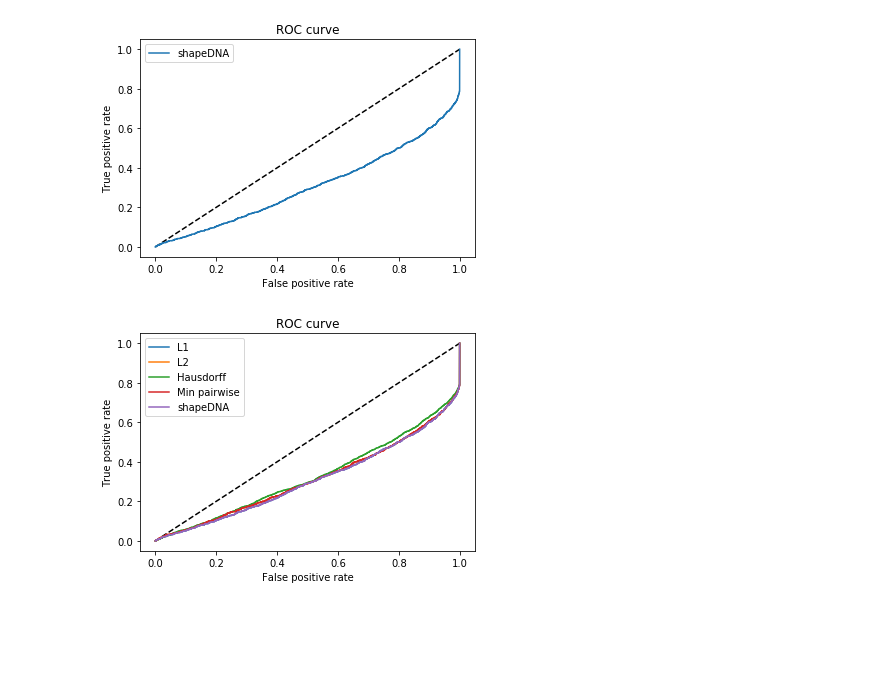
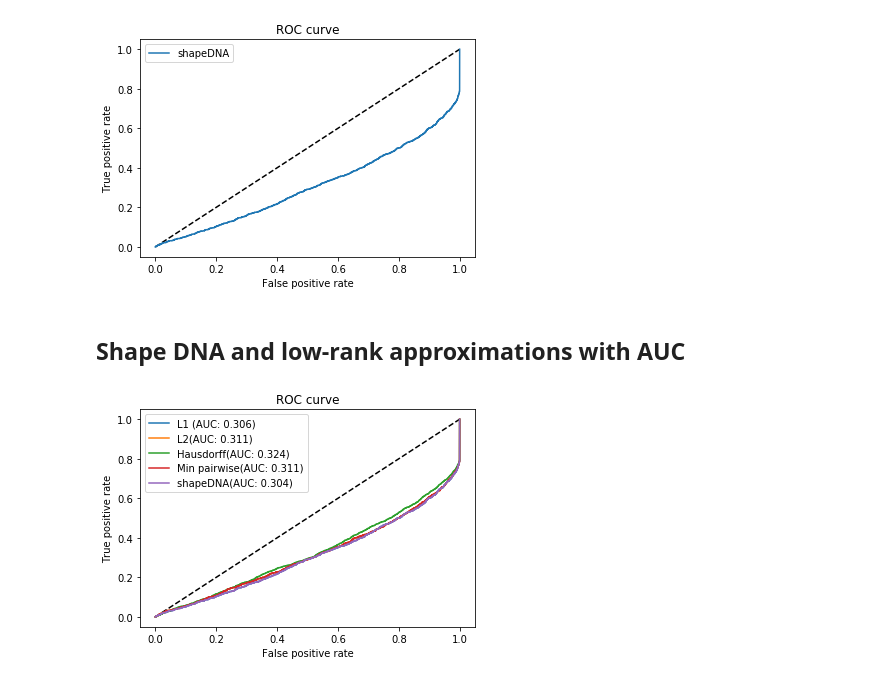
Before and after one commit to chrispla/structure_representation, a Jupyter notebook: structure_datacos.ipynb, the cells around one changed output. Cells and saved outputs as stored; diff of their text form; code cells hidden in the pictures; blank space fills up the shorter version.

Commit message:
roc auc score graph

```diff
--- a/structure_datacos.ipynb
+++ b/structure_datacos.ipynb
@@ -408,18 +408,32 @@ plt.legend(loc='best')
 plt.show()
 # %% [output]
 [figure]
+# %% [markdown]
+## Shape DNA and low-rank approximations with AUC
 # %%
+# fpr_L1_distances, tpr_L1_distances, thresholds_L1_distances = metrics.roc_curve(covers.flatten(), L1_distances.flatten())
+# fpr_L2_distances, tpr_L2_distances, thresholds_L2_distances = metrics.roc_curve(covers.flatten(), L2_distances.flatten())
+# fpr_hausdorff_distances, tpr_hausdorff_distances, thresholds_hausdorff_distances = metrics.roc_curve(covers.flatten(), hausdorff_distances.flatten())
+# fpr_min_distances, tpr_min_distances, thresholds_min_distances = metrics.roc_curve(covers.flatten(), min_distances.flatten())
+# fpr_shapeDNA_distances, tpr_shapeDNA_distances, thresholds_shapeDNA_distances = metrics.roc_curve(covers.flatten(), shapeDNA_distances.flatten())
+
+roc_auc_L1_distances = metrics.roc_auc_score(covers.flatten(), L1_distances.flatten())
+roc_auc_L2_distances = metrics.roc_auc_score(covers.flatten(), L2_distances.flatten())
+roc_auc_hausdorff_distances = metrics.roc_auc_score(covers.flatten(), hausdorff_distances.flatten())
+roc_auc_min_distances = metrics.roc_auc_score(covers.flatten(), min_distances.flatten())
+roc_auc_shapeDNA_distances = metrics.roc_auc_score(covers.flatten(), shapeDNA_distances.flatten())
+
 plt.figure()
 plt.plot([0, 1], [0, 1], 'k--')
-plt.plot(fpr_L1_distances, tpr_L1_distances, label='L1')
-plt.plot(fpr_L2_distances, tpr_L2_distances, label='L2')
-plt.plot(fpr_hausdorff_distances, tpr_hausdorff_distances, label='Hausdorff')
-plt.plot(fpr_min_distances, tpr_min_distances, label='Min pairwise')
-plt.plot(fpr_L1_distances, tpr_L1_distances, label='shapeDNA')
+plt.plot(fpr_L1_distances, tpr_L1_distances, label='L1 ' + '(AUC: ' + str(round(roc_auc_L1_distances,3)) + ')')
+plt.plot(fpr_L2_distances, tpr_L2_distances, label='L2' + '(AUC: ' + str(round(roc_auc_L2_distances,3)) + ')')
+plt.plot(fpr_hausdorff_distances, tpr_hausdorff_distances, label='Hausdorff' + '(AUC: ' + str(round(roc_auc_hausdorff_distances,3)) + ')')
+plt.plot(fpr_min_distances, tpr_min_distances, label='Min pairwise' + '(AUC: ' + str(round(roc_auc_min_distances,3)) + ')')
+plt.plot(fpr_L1_distances, tpr_L1_distances, label='shapeDNA' + '(AUC: ' + str(round(roc_auc_shapeDNA_distances,3)) + ')')
 plt.xlabel('False positive rate')
 plt.ylabel('True positive rate')
 plt.title('ROC curve')
 plt.legend(loc='best')
 plt.show()
 # %% [output]
-[figure, old version]
+[figure, new version]
```
